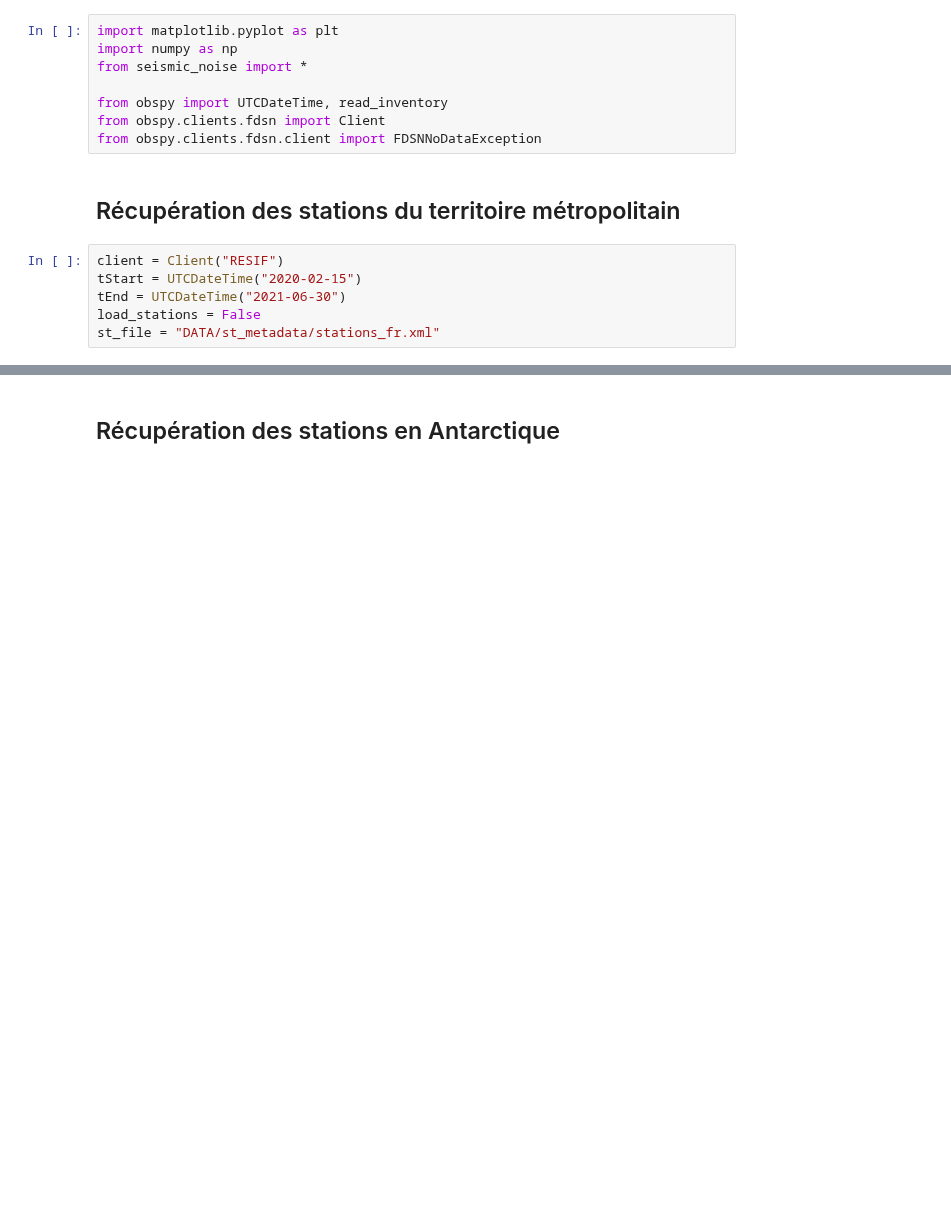
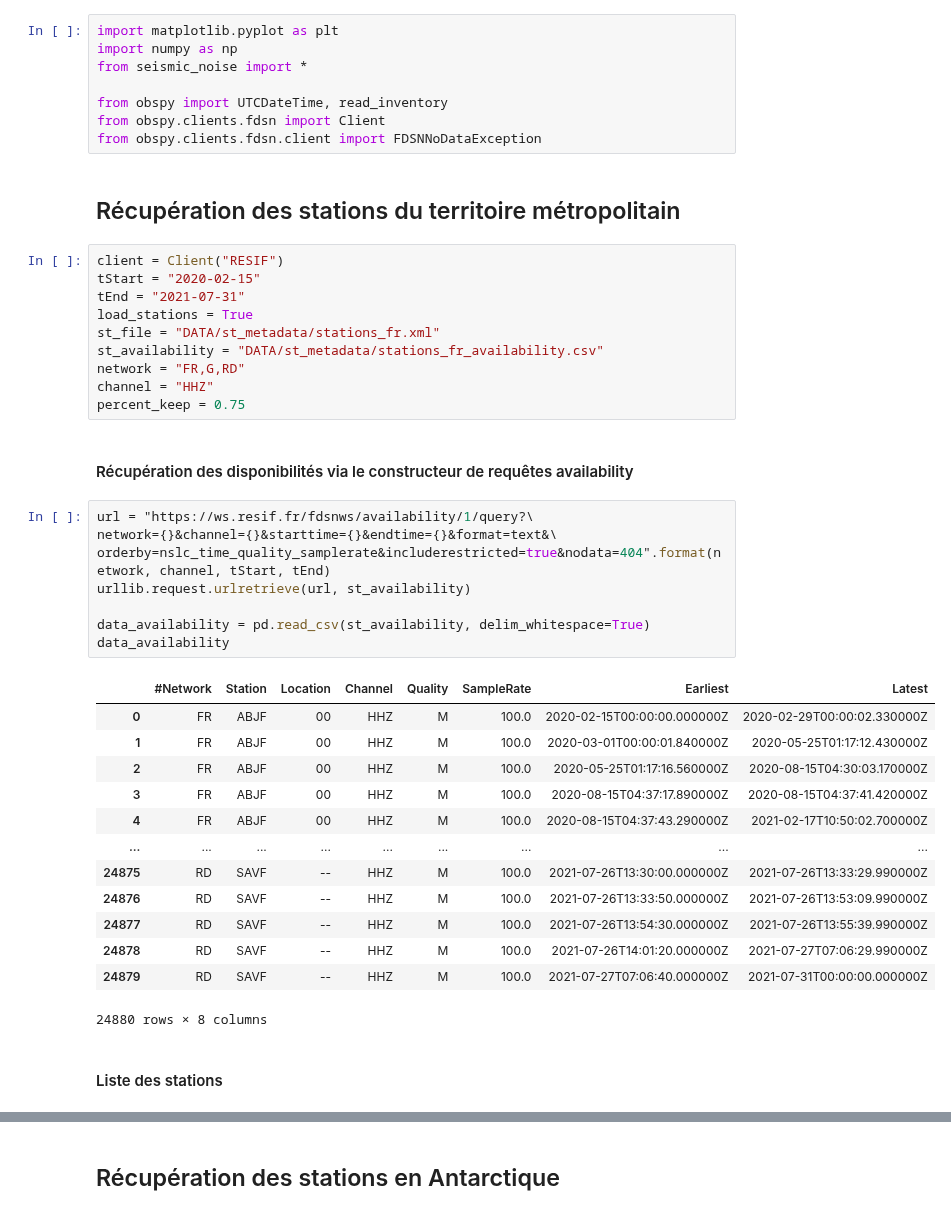
Before and after one commit to FlavienMattern/seismic-noise, a Jupyter notebook: get_stations.ipynb, the cells around one changed output, grey strips where cells are left out. Saved outputs shown, nothing was run; the diff lists cells and outputs as text; blank space fills up the shorter version.

```diff
--- a/get_stations.ipynb
+++ b/get_stations.ipynb
@@ -16,7 +16,37 @@ from obspy.clients.fdsn.client import FDSNNoDataException
 ## Récupération des stations du territoire métropolitain
 # %%
 client = Client("RESIF")
-tStart = UTCDateTime("2020-02-15")
-tEnd = UTCDateTime("2021-06-30")
-load_stations = False
+tStart = "2020-02-15"
+tEnd = "2021-07-31"
+load_stations = True
 st_file = "DATA/st_metadata/stations_fr.xml"
+st_availability = "DATA/st_metadata/stations_fr_availability.csv"
+network = "FR,G,RD"
+channel = "HHZ"
+percent_keep = 0.75
+# %% [markdown]
+#### Récupération des disponibilités via le constructeur de requêtes availability
+# %%
+url = "https://ws.resif.fr/fdsnws/availability/1/query?\
+network={}&channel={}&starttime={}&endtime={}&format=text&\
+orderby=nslc_time_quality_samplerate&includerestricted=true&nodata=404".format(network, channel, tStart, tEnd)
+urllib.request.urlretrieve(url, st_availability)
+
+data_availability = pd.read_csv(st_availability, delim_whitespace=True)
+data_availability
+# %% [output]
+|  | #Network | Station | Location | Channel | Quality | SampleRate | Earliest | Latest |
+| 0 | FR | ABJF | 00 | HHZ | M | 100.0 | 2020-02-15T00:00:00.000000Z | 2020-02-29T00:00:02.330000Z |
+| 1 | FR | ABJF | 00 | HHZ | M | 100.0 | 2020-03-01T00:00:01.840000Z | 2020-05-25T01:17:12.430000Z |
+| 2 | FR | ABJF | 00 | HHZ | M | 100.0 | 2020-05-25T01:17:16.560000Z | 2020-08-15T04:30:03.170000Z |
+| 3 | FR | ABJF | 00 | HHZ | M | 100.0 | 2020-08-15T04:37:17.890000Z | 2020-08-15T04:37:41.420000Z |
+| 4 | FR | ABJF | 00 | HHZ | M | 100.0 | 2020-08-15T04:37:43.290000Z | 2021-02-17T10:50:02.700000Z |
+| ... | ... | ... | ... | ... | ... | ... | ... | ... |
+| 24875 | RD | SAVF | -- | HHZ | M | 100.0 | 2021-07-26T13:30:00.000000Z | 2021-07-26T13:33:29.990000Z |
+| 24876 | RD | SAVF | -- | HHZ | M | 100.0 | 2021-07-26T13:33:50.000000Z | 2021-07-26T13:53:09.990000Z |
+| 24877 | RD | SAVF | -- | HHZ | M | 100.0 | 2021-07-26T13:54:30.000000Z | 2021-07-26T13:55:39.990000Z |
+| 24878 | RD | SAVF | -- | HHZ | M | 100.0 | 2021-07-26T14:01:20.000000Z | 2021-07-27T07:06:29.990000Z |
+| 24879 | RD | SAVF | -- | HHZ | M | 100.0 | 2021-07-27T07:06:40.000000Z | 2021-07-31T00:00:00.000000Z |
+24880 rows × 8 columns
+# %% [markdown]
+#### Liste des stations
```
Also changed, not shown: parts of 9 cells of this notebook, 3 other files.
